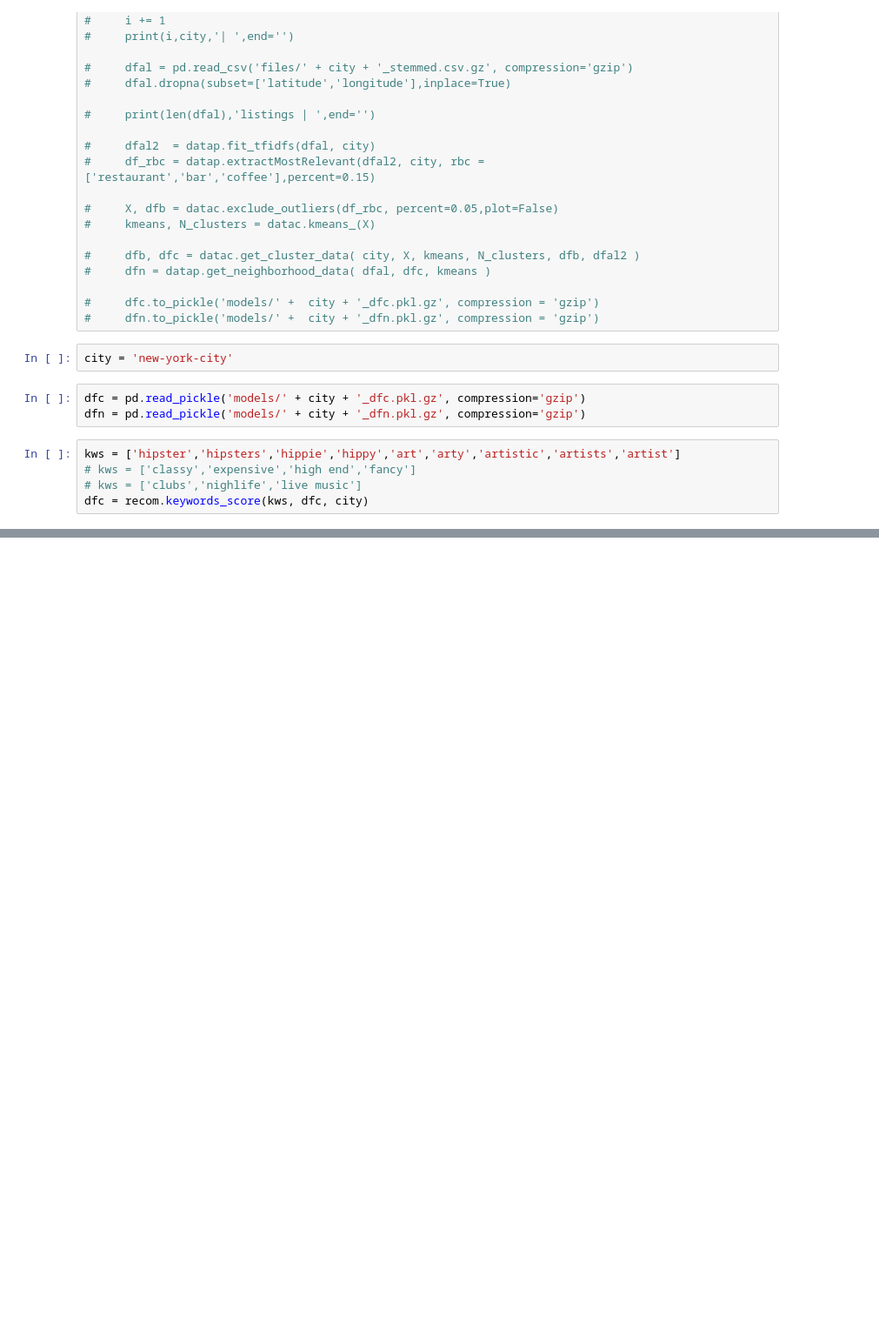
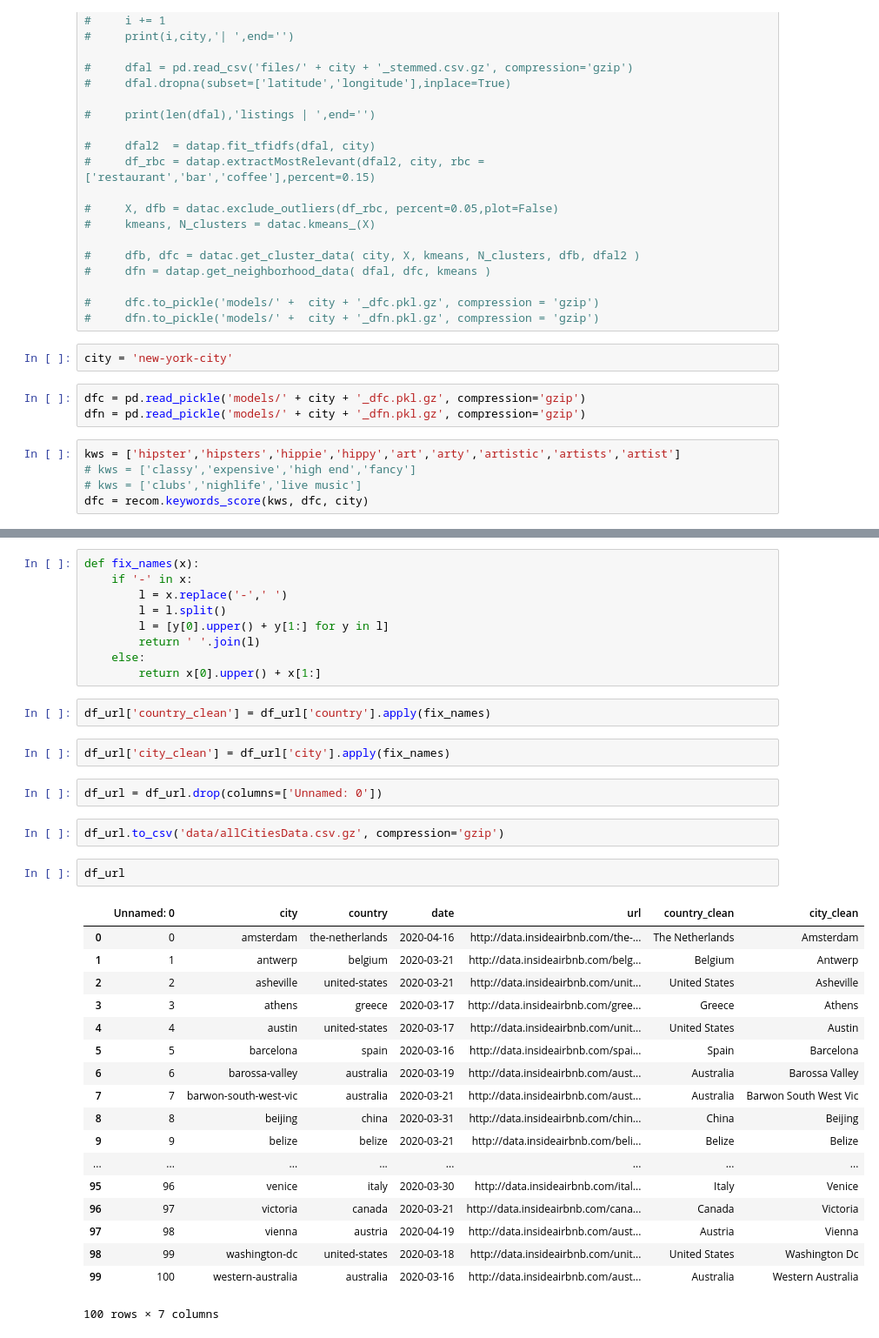
Before and after one commit to yannispetro/UrbanCulture, a Jupyter notebook: MAIN_.ipynb, the cells around one changed output, grey strips where cells are left out. Shown at 87% size. Saved outputs shown, nothing was run; the diff lists cells and outputs as text; blank space fills up the shorter version.

Commit message:
cities-capitalized

```diff
--- a/MAIN_.ipynb
+++ b/MAIN_.ipynb
@@ -87,0 +66,38 @@ array([[-73.9901    ,  40.76043265],
+# %%
+def fix_names(x):
+    if '-' in x:
+        l = x.replace('-',' ')
+        l = l.split()
+        l = [y[0].upper() + y[1:] for y in l]
+        return ' '.join(l)
+    else:
+        return x[0].upper() + x[1:]
+# %%
+df_url['country_clean'] = df_url['country'].apply(fix_names)
+# %%
+df_url['city_clean'] = df_url['city'].apply(fix_names)
+# %%
+df_url = df_url.drop(columns=['Unnamed: 0'])
+# %%
+df_url.to_csv('data/allCitiesData.csv.gz', compression='gzip')
+# %%
+df_url
+# %% [output]
+|  | Unnamed: 0 | city | country | date | url | country_clean | city_clean |
+| 0 | 0 | amsterdam | the-netherlands | 2020-04-16 | http://data.insideairbnb.com/the-... | The Netherlands | Amsterdam |
+| 1 | 1 | antwerp | belgium | 2020-03-21 | http://data.insideairbnb.com/belg... | Belgium | Antwerp |
+| 2 | 2 | asheville | united-states | 2020-03-21 | http://data.insideairbnb.com/unit... | United States | Asheville |
+| 3 | 3 | athens | greece | 2020-03-17 | http://data.insideairbnb.com/gree... | Greece | Athens |
+| 4 | 4 | austin | united-states | 2020-03-17 | http://data.insideairbnb.com/unit... | United States | Austin |
+| 5 | 5 | barcelona | spain | 2020-03-16 | http://data.insideairbnb.com/spai... | Spain | Barcelona |
+| 6 | 6 | barossa-valley | australia | 2020-03-19 | http://data.insideairbnb.com/aust... | Australia | Barossa Valley |
+| 7 | 7 | barwon-south-west-vic | australia | 2020-03-21 | http://data.insideairbnb.com/aust... | Australia | Barwon South West Vic |
+| 8 | 8 | beijing | china | 2020-03-31 | http://data.insideairbnb.com/chin... | China | Beijing |
+| 9 | 9 | belize | belize | 2020-03-21 | http://data.insideairbnb.com/beli... | Belize | Belize |
+| ... | ... | ... | ... | ... | ... | ... | ... |
+| 95 | 96 | venice | italy | 2020-03-30 | http://data.insideairbnb.com/ital... | Italy | Venice |
+| 96 | 97 | victoria | canada | 2020-03-21 | http://data.insideairbnb.com/cana... | Canada | Victoria |
+| 97 | 98 | vienna | austria | 2020-04-19 | http://data.insideairbnb.com/aust... | Austria | Vienna |
+| 98 | 99 | washington-dc | united-states | 2020-03-18 | http://data.insideairbnb.com/unit... | United States | Washington Dc |
+| 99 | 100 | western-australia | australia | 2020-03-16 | http://data.insideairbnb.com/aust... | Australia | Western Australia |
+100 rows × 7 columns
```
Also changed, not shown: parts of 5 cells of this notebook, 7 other files.
